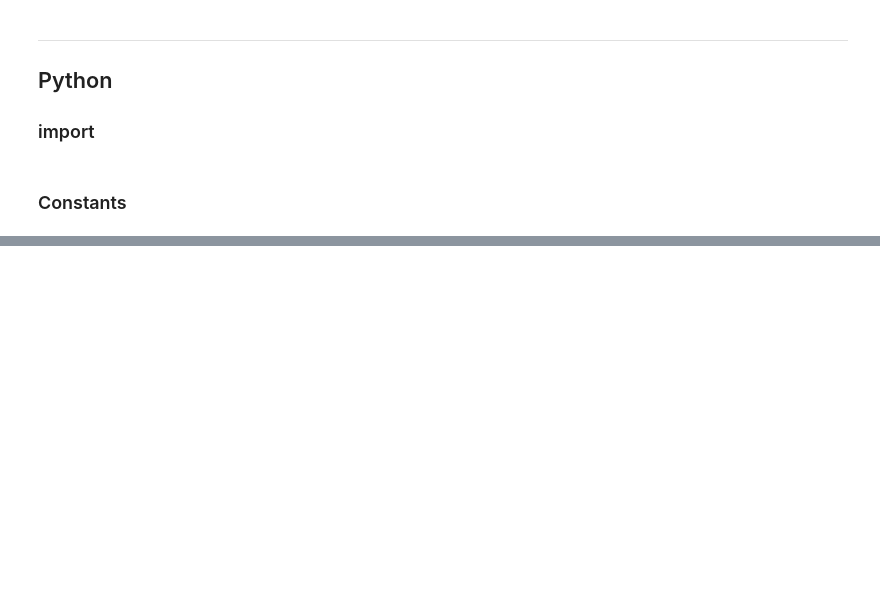
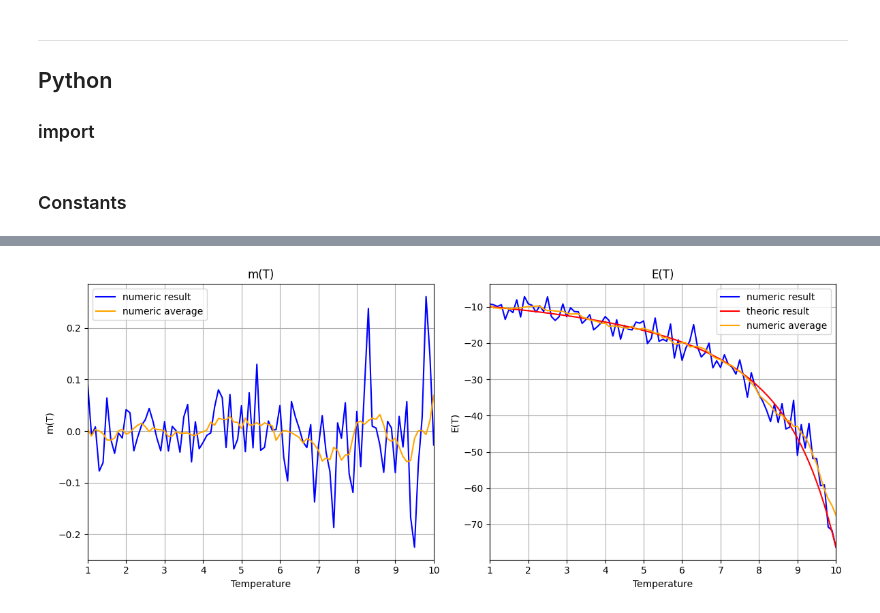
Before and after one commit to TheoHUETQC/monte-carlo, a Jupyter notebook: project1/qmc_project1.ipynb, the cells around one changed output, grey strips where cells are left out. Cells and saved outputs as stored; diff of their text form; code cells hidden in the pictures; blank space fills up the shorter version.

```diff
--- a/project1/qmc_project1.ipynb
+++ b/project1/qmc_project1.ipynb
@@ -165,0 +180,5 @@ plot2(np.arange(len(T))*Nt, suceptibility_list, specific_heat_list, show_y1_aver
+# %%
+E_theoric_list_T = E_theoric(J, T)
+plot2(np.sort(T), m_T_list, E_T_list, y2_theoric = E_theoric_list_T, show_y1_average=True, show_y2_average=True, title1="m(T)", title2="E(T)", x_label='Temperature')
+# %% [output]
+[figure, added]
```
Also changed, not shown: parts of 13 cells of this notebook, 1 other file.
